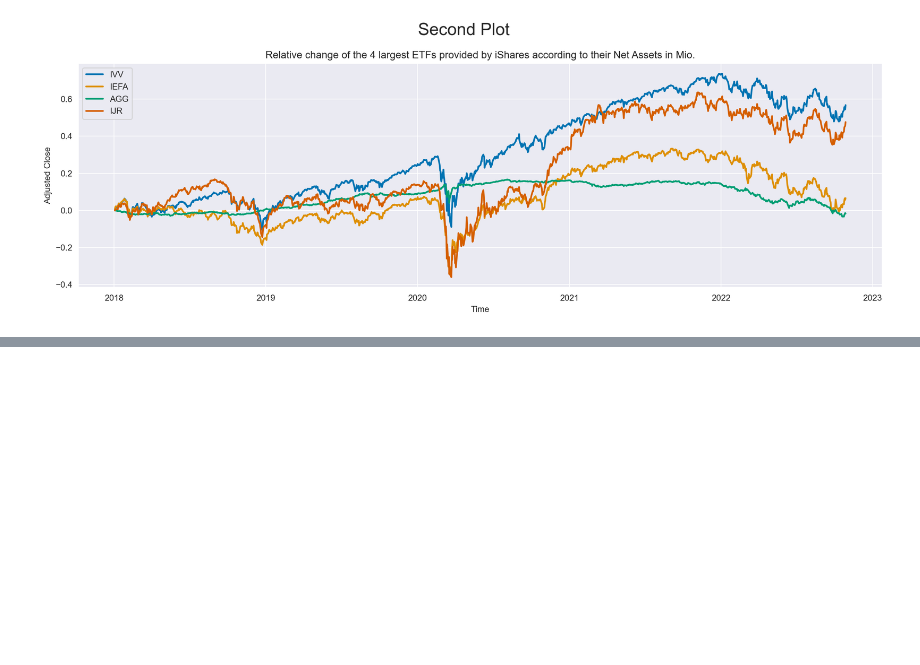
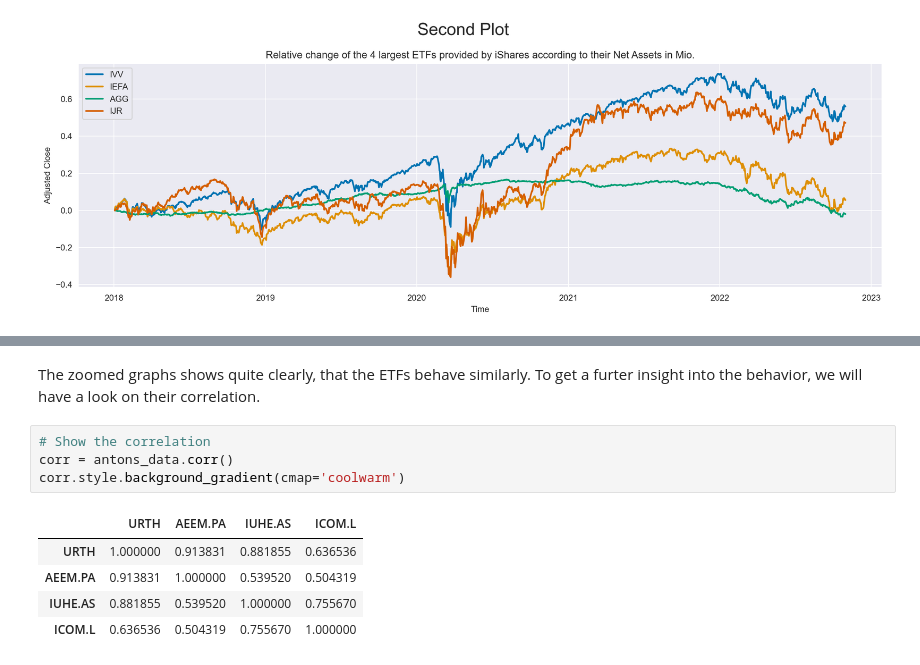
Before and after one commit to Ankru98/finengin, a Jupyter notebook: Code_Jupiter.ipynb, the cells around one changed output, grey strips where cells are left out. Saved outputs shown, nothing was run; the diff lists cells and outputs as text; blank space fills up the shorter version.

```diff
--- a/Code_Jupiter.ipynb
+++ b/Code_Jupiter.ipynb
@@ -268,0 +292,12 @@ No artists with labels found to put in legend.  Note that artists whose label st
+# %% [markdown]
+The zoomed graphs shows quite clearly, that the ETFs behave similarly. To get a furter insight into the behavior, we will have a look on their correlation.
+# %%
+# Show the correlation
+corr = antons_data.corr()
+corr.style.background_gradient(cmap='coolwarm')
+# %% [output]
+|  | URTH | AEEM.PA | IUHE.AS | ICOM.L |
+| URTH | 1.000000 | 0.913831 | 0.881855 | 0.636536 |
+| AEEM.PA | 0.913831 | 1.000000 | 0.539520 | 0.504319 |
+| IUHE.AS | 0.881855 | 0.539520 | 1.000000 | 0.755670 |
+| ICOM.L | 0.636536 | 0.504319 | 0.755670 | 1.000000 |
```
Also changed, not shown: parts of 19 cells of this notebook.
